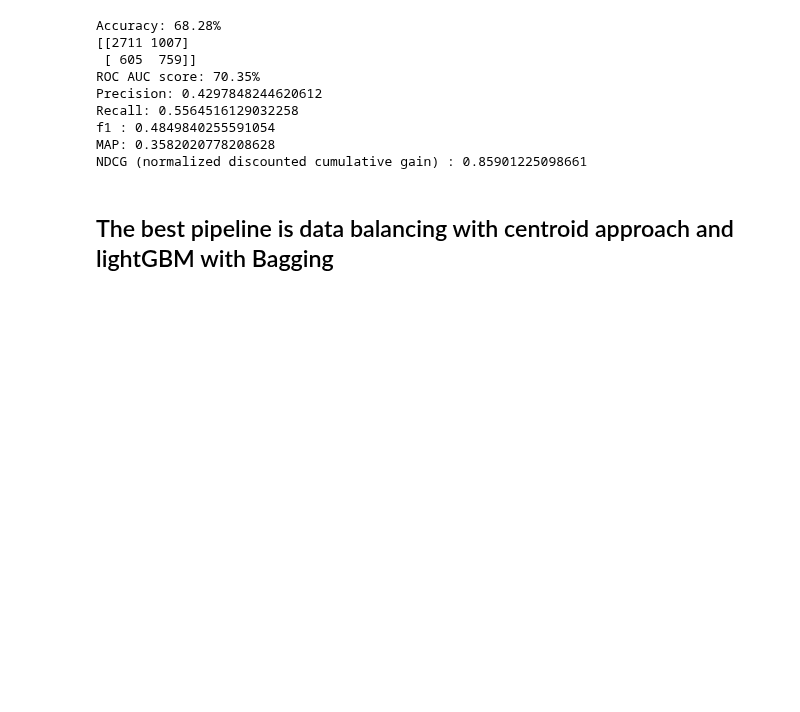
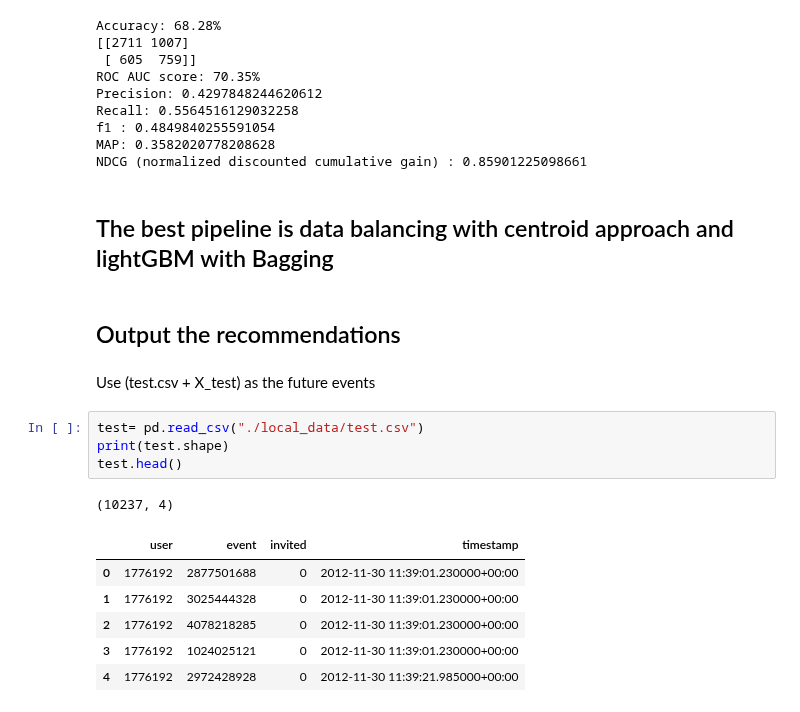
Before and after one commit to dsanmart/everywhere-reco, a Jupyter notebook: examples/models/model1.ipynb, the cells around one changed output. Saved outputs shown, nothing was run; the diff lists cells and outputs as text; blank space fills up the shorter version.

Commit message:
Start structure for output

```diff
--- a/examples/models/model1.ipynb
+++ b/examples/models/model1.ipynb
@@ -558,3 +559,19 @@ MAP: 0.3582020778208628
 NDCG (normalized discounted cumulative gain) : 0.85901225098661
 # %% [markdown]
 ## The best pipeline is data balancing with centroid approach and lightGBM with Bagging
+# %% [markdown]
+## Output the recommendations
+# %% [markdown]
+Use (test.csv + X_test) as the future events
+# %%
+test= pd.read_csv("./local_data/test.csv")
+print(test.shape)
+test.head()
+# %% [output]
+(10237, 4)
+|  | user | event | invited | timestamp |
+| 0 | 1776192 | 2877501688 | 0 | 2012-11-30 11:39:01.230000+00:00 |
+| 1 | 1776192 | 3025444328 | 0 | 2012-11-30 11:39:01.230000+00:00 |
+| 2 | 1776192 | 4078218285 | 0 | 2012-11-30 11:39:01.230000+00:00 |
+| 3 | 1776192 | 1024025121 | 0 | 2012-11-30 11:39:01.230000+00:00 |
+| 4 | 1776192 | 2972428928 | 0 | 2012-11-30 11:39:21.985000+00:00 |
```
Also changed, not shown: parts of 3 cells of this notebook.
